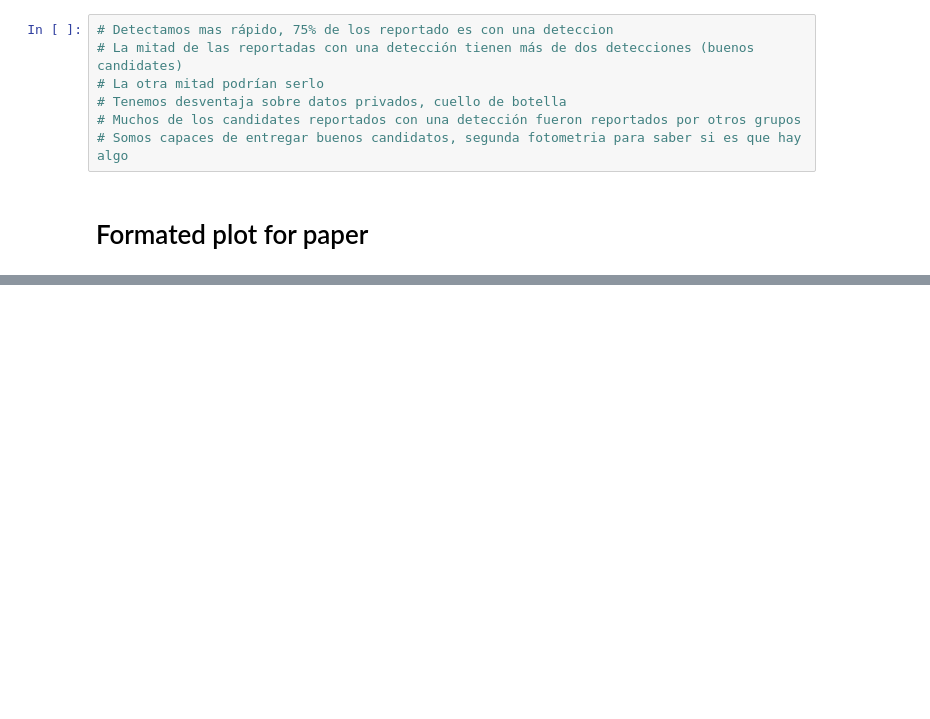
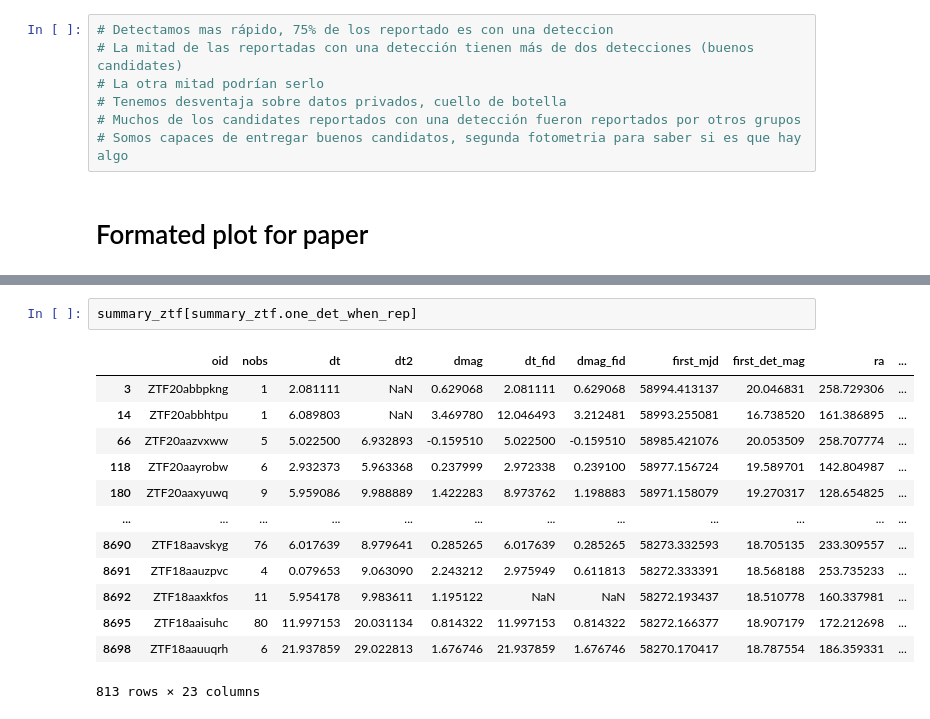
Before and after one commit to alercebroker/TNS_upload, a Jupyter notebook: scraping_and_paper_plots.ipynb, the cells around one changed output, grey strips where cells are left out. Saved outputs shown, nothing was run; the diff lists cells and outputs as text; blank space fills up the shorter version.

```diff
--- a/scraping_and_paper_plots.ipynb
+++ b/scraping_and_paper_plots.ipynb
@@ -897,0 +929,16 @@ np.random.binomial(1,0.5)
+# %%
+summary_ztf[summary_ztf.one_det_when_rep]
+# %% [output]
+|  | oid | nobs | dt | dt2 | dmag | dt_fid | dmag_fid | first_mjd | first_det_mag | ra | ... |
+| 3 | ZTF20abbpkng | 1 | 2.081111 | NaN | 0.629068 | 2.081111 | 0.629068 | 58994.413137 | 20.046831 | 258.729306 | ... |
+| 14 | ZTF20abbhtpu | 1 | 6.089803 | NaN | 3.469780 | 12.046493 | 3.212481 | 58993.255081 | 16.738520 | 161.386895 | ... |
+| 66 | ZTF20aazvxww | 5 | 5.022500 | 6.932893 | -0.159510 | 5.022500 | -0.159510 | 58985.421076 | 20.053509 | 258.707774 | ... |
+| 118 | ZTF20aayrobw | 6 | 2.932373 | 5.963368 | 0.237999 | 2.972338 | 0.239100 | 58977.156724 | 19.589701 | 142.804987 | ... |
+| 180 | ZTF20aaxyuwq | 9 | 5.959086 | 9.988889 | 1.422283 | 8.973762 | 1.198883 | 58971.158079 | 19.270317 | 128.654825 | ... |
+| ... | ... | ... | ... | ... | ... | ... | ... | ... | ... | ... | ... |
+| 8690 | ZTF18aavskyg | 76 | 6.017639 | 8.979641 | 0.285265 | 6.017639 | 0.285265 | 58273.332593 | 18.705135 | 233.309557 | ... |
+| 8691 | ZTF18aauzpvc | 4 | 0.079653 | 9.063090 | 2.243212 | 2.975949 | 0.611813 | 58272.333391 | 18.568188 | 253.735233 | ... |
+| 8692 | ZTF18aaxkfos | 11 | 5.954178 | 9.983611 | 1.195122 | NaN | NaN | 58272.193437 | 18.510778 | 160.337981 | ... |
+| 8695 | ZTF18aaisuhc | 80 | 11.997153 | 20.031134 | 0.814322 | 11.997153 | 0.814322 | 58272.166377 | 18.907179 | 172.212698 | ... |
+| 8698 | ZTF18aauuqrh | 6 | 21.937859 | 29.022813 | 1.676746 | 21.937859 | 1.676746 | 58270.170417 | 18.787554 | 186.359331 | ... |
+813 rows × 23 columns
```
Also changed, not shown: parts of 49 cells of this notebook, 43 other files.
